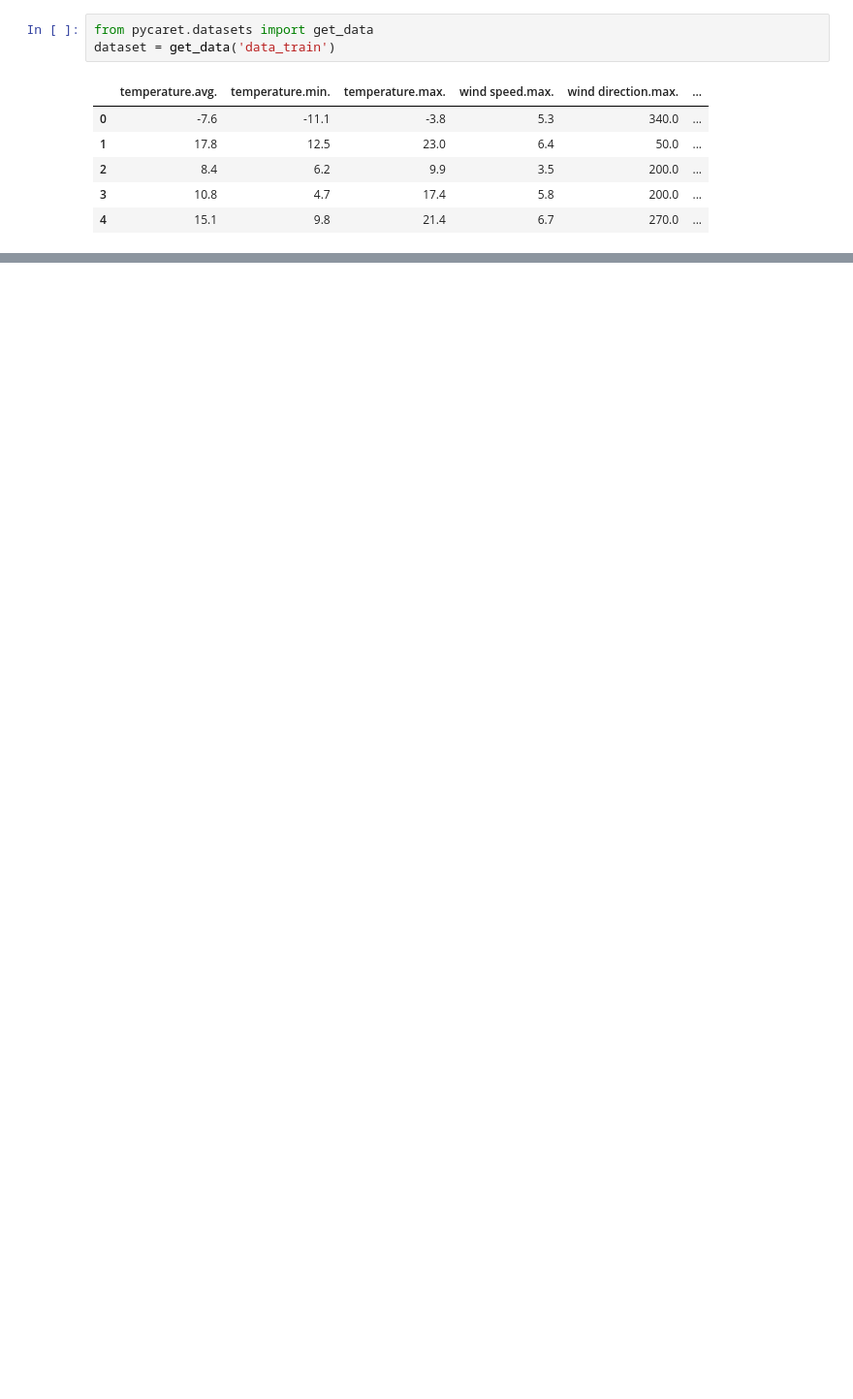
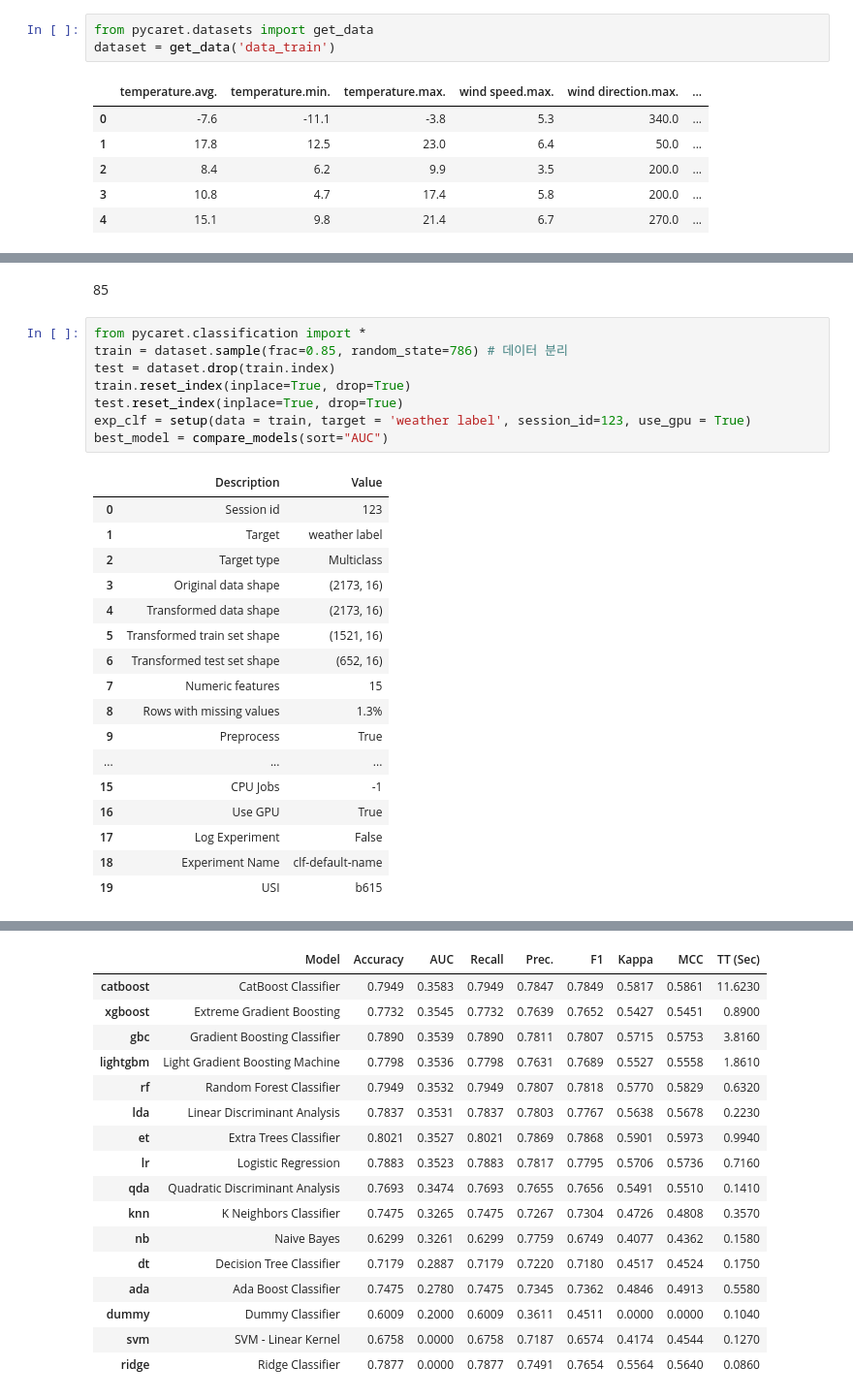
Before and after one commit to hyuntae99/Multivariate-Data-Analysis, a Jupyter notebook: pycaret.ipynb, the cells around one changed output, grey strips where cells are left out. Shown at 97% size. Drawn from its saved outputs; the diff is of its cells as text; blank space fills up the shorter version.

```diff
--- a/pycaret.ipynb
+++ b/pycaret.ipynb
@@ -677,0 +336,28 @@ Fitting 10 folds for each of 10 candidates, totalling 100 fits
+# %% [markdown]
+85
+# %%
+from pycaret.classification import *
+train = dataset.sample(frac=0.85, random_state=786) # 데이터 분리
+test = dataset.drop(train.index)
+train.reset_index(inplace=True, drop=True)
+test.reset_index(inplace=True, drop=True)
+exp_clf = setup(data = train, target = 'weather label', session_id=123, use_gpu = True)
+best_model = compare_models(sort="AUC")
+# %% [output]
+|  | Description | Value |
+| 0 | Session id | 123 |
+| 1 | Target | weather label |
+| 2 | Target type | Multiclass |
+| 3 | Original data shape | (2173, 16) |
+| 4 | Transformed data shape | (2173, 16) |
+| 5 | Transformed train set shape | (1521, 16) |
+| 6 | Transformed test set shape | (652, 16) |
+| 7 | Numeric features | 15 |
+| 8 | Rows with missing values | 1.3% |
+| 9 | Preprocess | True |
+| ... | ... | ... |
+| 15 | CPU Jobs | -1 |
+| 16 | Use GPU | True |
+| 17 | Log Experiment | False |
+| 18 | Experiment Name | clf-default-name |
+| 19 | USI | b615 |
@@ -677,0 +365,17 @@ Fitting 10 folds for each of 10 candidates, totalling 100 fits
+|  | Model | Accuracy | AUC | Recall | Prec. | F1 | Kappa | MCC | TT (Sec) |
+| catboost | CatBoost Classifier | 0.7949 | 0.3583 | 0.7949 | 0.7847 | 0.7849 | 0.5817 | 0.5861 | 11.6230 |
+| xgboost | Extreme Gradient Boosting | 0.7732 | 0.3545 | 0.7732 | 0.7639 | 0.7652 | 0.5427 | 0.5451 | 0.8900 |
+| gbc | Gradient Boosting Classifier | 0.7890 | 0.3539 | 0.7890 | 0.7811 | 0.7807 | 0.5715 | 0.5753 | 3.8160 |
+| lightgbm | Light Gradient Boosting Machine | 0.7798 | 0.3536 | 0.7798 | 0.7631 | 0.7689 | 0.5527 | 0.5558 | 1.8610 |
+| rf | Random Forest Classifier | 0.7949 | 0.3532 | 0.7949 | 0.7807 | 0.7818 | 0.5770 | 0.5829 | 0.6320 |
+| lda | Linear Discriminant Analysis | 0.7837 | 0.3531 | 0.7837 | 0.7803 | 0.7767 | 0.5638 | 0.5678 | 0.2230 |
+| et | Extra Trees Classifier | 0.8021 | 0.3527 | 0.8021 | 0.7869 | 0.7868 | 0.5901 | 0.5973 | 0.9940 |
+| lr | Logistic Regression | 0.7883 | 0.3523 | 0.7883 | 0.7817 | 0.7795 | 0.5706 | 0.5736 | 0.7160 |
+| qda | Quadratic Discriminant Analysis | 0.7693 | 0.3474 | 0.7693 | 0.7655 | 0.7656 | 0.5491 | 0.5510 | 0.1410 |
+| knn | K Neighbors Classifier | 0.7475 | 0.3265 | 0.7475 | 0.7267 | 0.7304 | 0.4726 | 0.4808 | 0.3570 |
+| nb | Naive Bayes | 0.6299 | 0.3261 | 0.6299 | 0.7759 | 0.6749 | 0.4077 | 0.4362 | 0.1580 |
+| dt | Decision Tree Classifier | 0.7179 | 0.2887 | 0.7179 | 0.7220 | 0.7180 | 0.4517 | 0.4524 | 0.1750 |
+| ada | Ada Boost Classifier | 0.7475 | 0.2780 | 0.7475 | 0.7345 | 0.7362 | 0.4846 | 0.4913 | 0.5580 |
+| dummy | Dummy Classifier | 0.6009 | 0.2000 | 0.6009 | 0.3611 | 0.4511 | 0.0000 | 0.0000 | 0.1040 |
+| svm | SVM - Linear Kernel | 0.6758 | 0.0000 | 0.6758 | 0.7187 | 0.6574 | 0.4174 | 0.4544 | 0.1270 |
+| ridge | Ridge Classifier | 0.7877 | 0.0000 | 0.7877 | 0.7491 | 0.7654 | 0.5564 | 0.5640 | 0.0860 |
```
Also changed, not shown: parts of 60 cells of this notebook.
